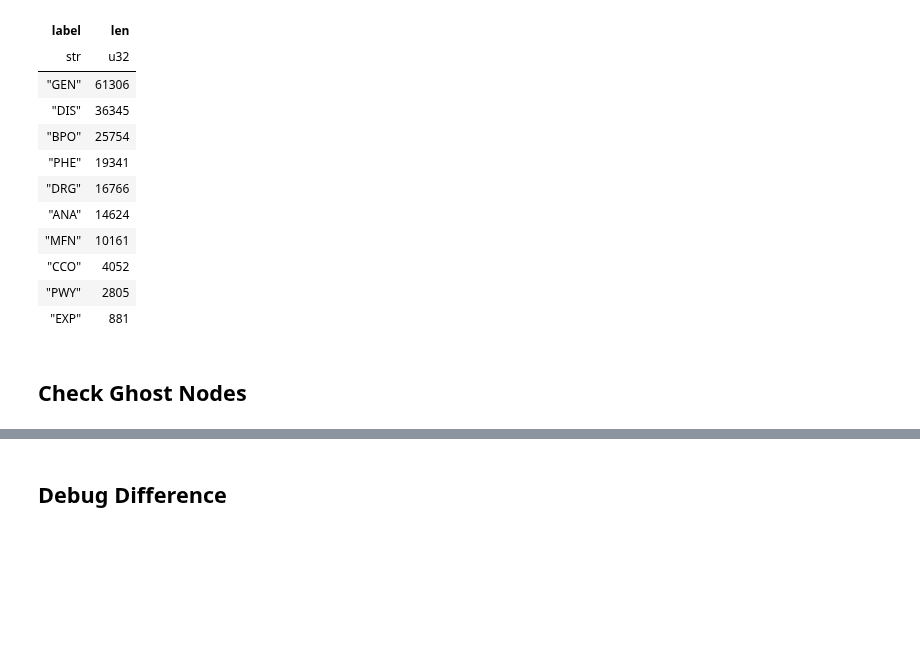
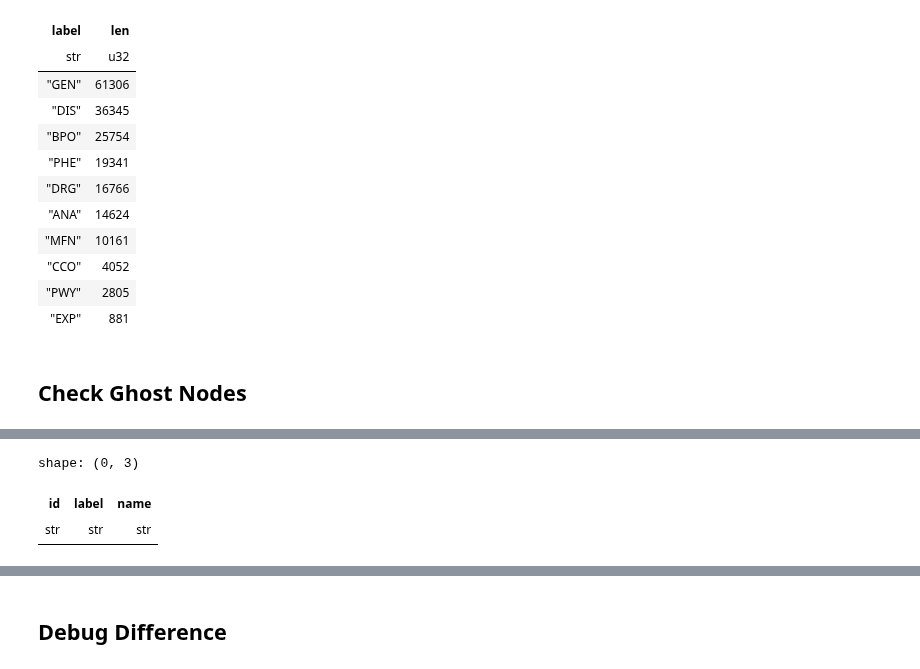
Before and after one commit to mims-harvard/OptimusKG, a Jupyter notebook: notebooks/graph_inspection.ipynb, the cells around one changed output, grey strips where cells are left out. Drawn from its saved outputs; the diff is of its cells as text; code cells hidden in the pictures; blank space fills up the shorter version.

```diff
--- a/notebooks/graph_inspection.ipynb
+++ b/notebooks/graph_inspection.ipynb
@@ -92,6 +93,8 @@ shape: (10, 2)
 # %% [markdown]
 ## Check Ghost Nodes
 # %%
-# Find node where id == GO_0009199 or GO_0009161
+# Find nodes where id == GO_0009199 or GO_0009161
 selected_ids = ["GO_0009199", "GO_0009161"]
 selected_nodes = node_metadata.filter(pl.col("id").is_in(selected_ids))
+selected_nodes
+# %% [output]
@@ -98 +102,4 @@ selected_nodes = node_metadata.filter(pl.col("id").is_in(selected_ids))
+shape: (0, 3)
+| id | label | name |
+| str | str | str |
 # %%
```
Also changed, not shown: parts of 17 cells of this notebook, 3 other files.
